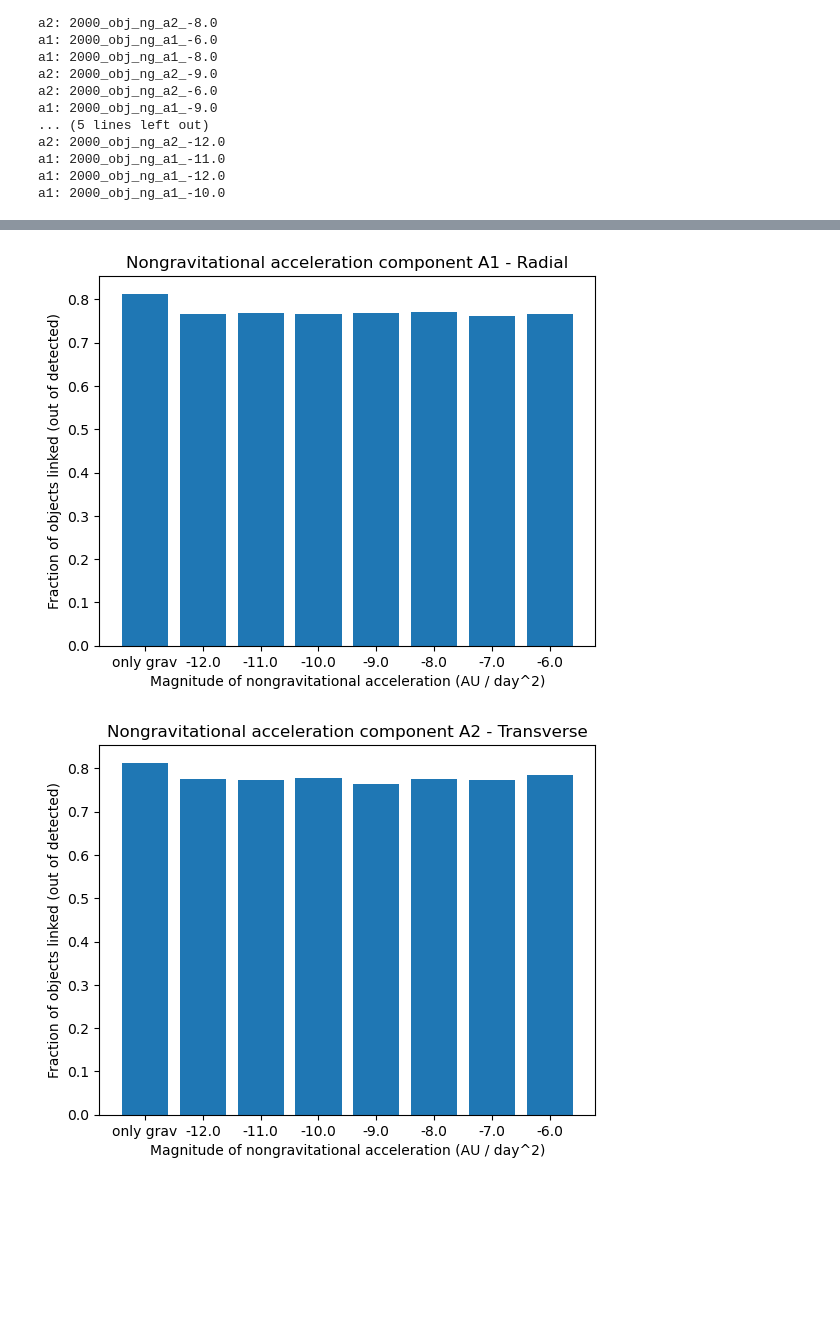
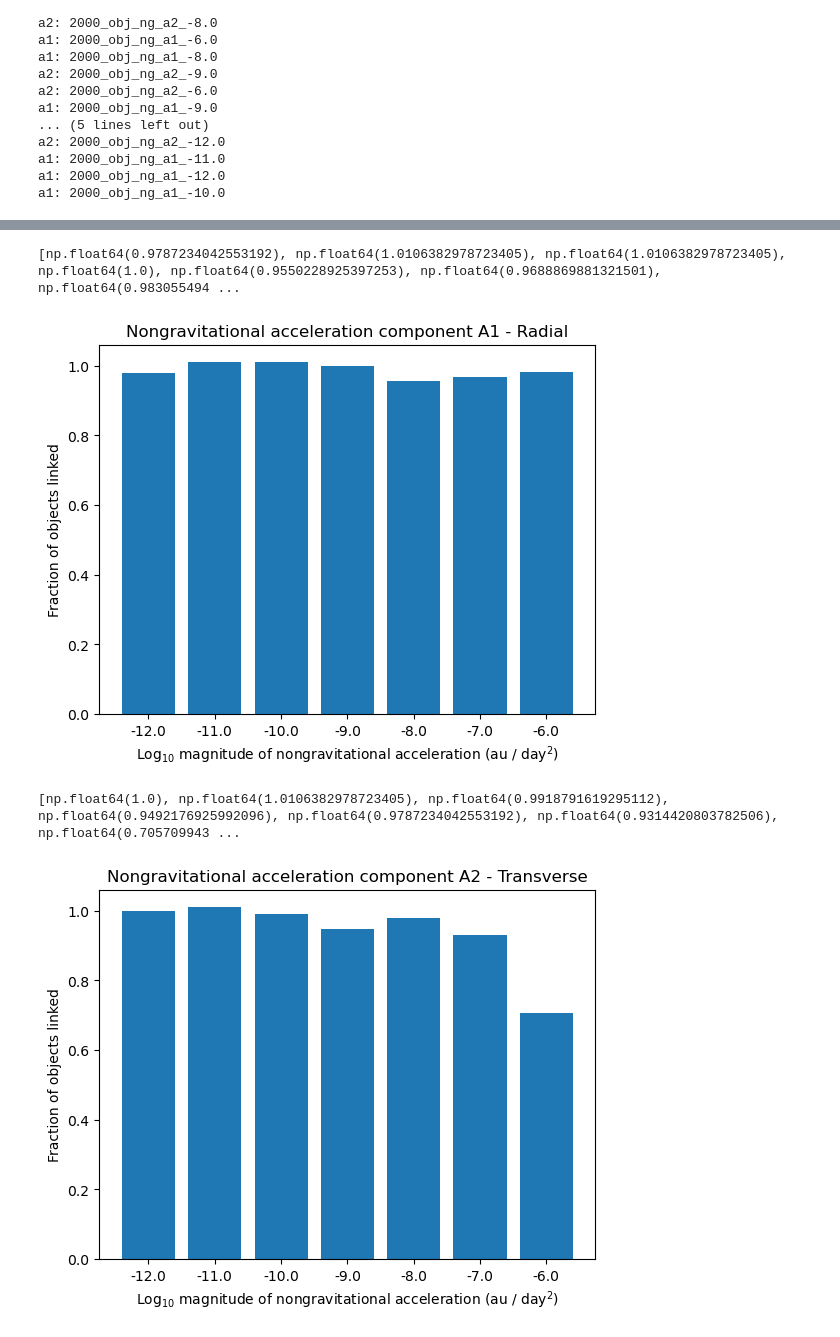
Before and after one commit to ewhite42/lsst_seti, a Jupyter notebook: nongrav/test_linking/sorcha_hist.ipynb, the cells around one changed output, grey strips where cells are left out. Drawn from its saved outputs; the diff is of its cells as text; code cells hidden in the pictures; blank space fills up the shorter version.

```diff
--- a/nongrav/test_linking/sorcha_hist.ipynb
+++ b/nongrav/test_linking/sorcha_hist.ipynb
@@ -446,46 +490,64 @@ a1_filtered_links_g = [grav_filtered_links]+a1_filtered_links
 
 a1_link_fraction = []
 for m in range(len(a1_filtered_links_g)):
-
     a1_link_fraction.append(a1_filtered_links_g[m]/sorted_a1[:,1][m])
 
-plt.bar(x_vals, a1_link_fraction)
+a1_link_frac_wrt_grav = []
+for l in range(len(a1_link_fraction)-1):
+    a1_link_frac_wrt_grav.append(a1_link_fraction[l+1]/a1_link_fraction[0])
+
+print(a1_link_frac_wrt_grav)
+
+plt.bar(x_vals[1:], a1_link_frac_wrt_grav)
+#plt.bar(x_vals, a1_link_fraction)
 
 #plt.bar(x_vals, [grav_all_links]+a1_all_links)
 #plt.bar(x_vals, [grav_filtered_links]+a1_filtered_links)
 #plt.ylim(1570,1600)
-#plt.ylim(0.75, 0.92)
-plt.ylabel('Fraction of objects linked (out of detected)')
-plt.xlabel('Magnitude of nongravitational acceleration (AU / day^2)')
+#plt.ylim(0.90, 1.0)
+plt.ylabel('Fraction of objects linked')
+plt.xlabel('Log$_{10}$ magnitude of nongravitational acceleration (au / day$^2$)')
 plt.title('Nongravitational acceleration component A1 - Radial')
 plt.savefig('linkage_hist_filtered_a1.png')
 plt.show()
 # %% [output]
+[np.float64(0.9787234042553192), np.float64(1.0106382978723405), np.float64(1.0106382978723405), np.float64(1.0), np.float64(0.9550228925397253), np.float64(0.9688869881321501), np.float64(0.983055494 ...
-[figure, old version]
+[figure, new version]
 # %%
 ## now, plot the new link histograms:
 
 x_vals = np.array(ngas).astype(str).tolist()
 x_vals[0] = 'only grav'
 
 a2_filtered_links_g = [grav_filtered_links]+a2_filtered_links
 
 a2_link_fraction = []
 for m in range(len(a2_filtered_links_g)):
     a2_link_fraction.append(a2_filtered_links_g[m]/sorted_a2[:,1][m])
 
-#plt.bar(x_vals, [grav_all_links]+a2_all_links)
-#plt.bar(x_vals, a2_filtered_links)
-plt.bar(x_vals, a2_link_fraction)
-#plt.ylim(1570,1600)
-#plt.ylim(0.75, 0.92)
-plt.ylabel('Fraction of objects linked (out of detected)')
-plt.xlabel('Magnitude of nongravitational acceleration (AU / day^2)')
+a2_link_frac_wrt_grav = []
+for l in range(len(a2_link_fraction)-1):
+    a2_link_frac_wrt_grav.append(a2_link_fraction[l+1]/a2_link_fraction[0])
+
+print(a2_link_frac_wrt_grav)
+
+plt.bar(x_vals[1:], a2_link_frac_wrt_grav)
+
+#plt.ylim(0.90, 1.0)
+plt.ylabel('Fraction of objects linked')
+plt.xlabel('Log$_{10}$ magnitude of nongravitational acceleration (au / day$^2$)')
 plt.title('Nongravitational acceleration component A2 - Transverse')
 plt.savefig('linkage_hist_filtered_a2.png')
 plt.show()
+
+#plt.bar(x_vals, [grav_all_links]+a2_all_links)
+#plt.bar(x_vals, a2_filtered_links)
+#plt.bar(x_vals, a2_link_fraction)
+#plt.ylim(1570,1600)
+#plt.ylim(0.75, 0.92)
 # %% [output]
+[np.float64(1.0), np.float64(1.0106382978723405), np.float64(0.9918791619295112), np.float64(0.9492176925992096), np.float64(0.9787234042553192), np.float64(0.9314420803782506), np.float64(0.705709943 ...
-[figure, old version]
+[figure, new version]
 # %%
 ## now, plot the new link histograms:
 
```
Also changed, not shown: parts of 15 cells of this notebook, 2 other files.
